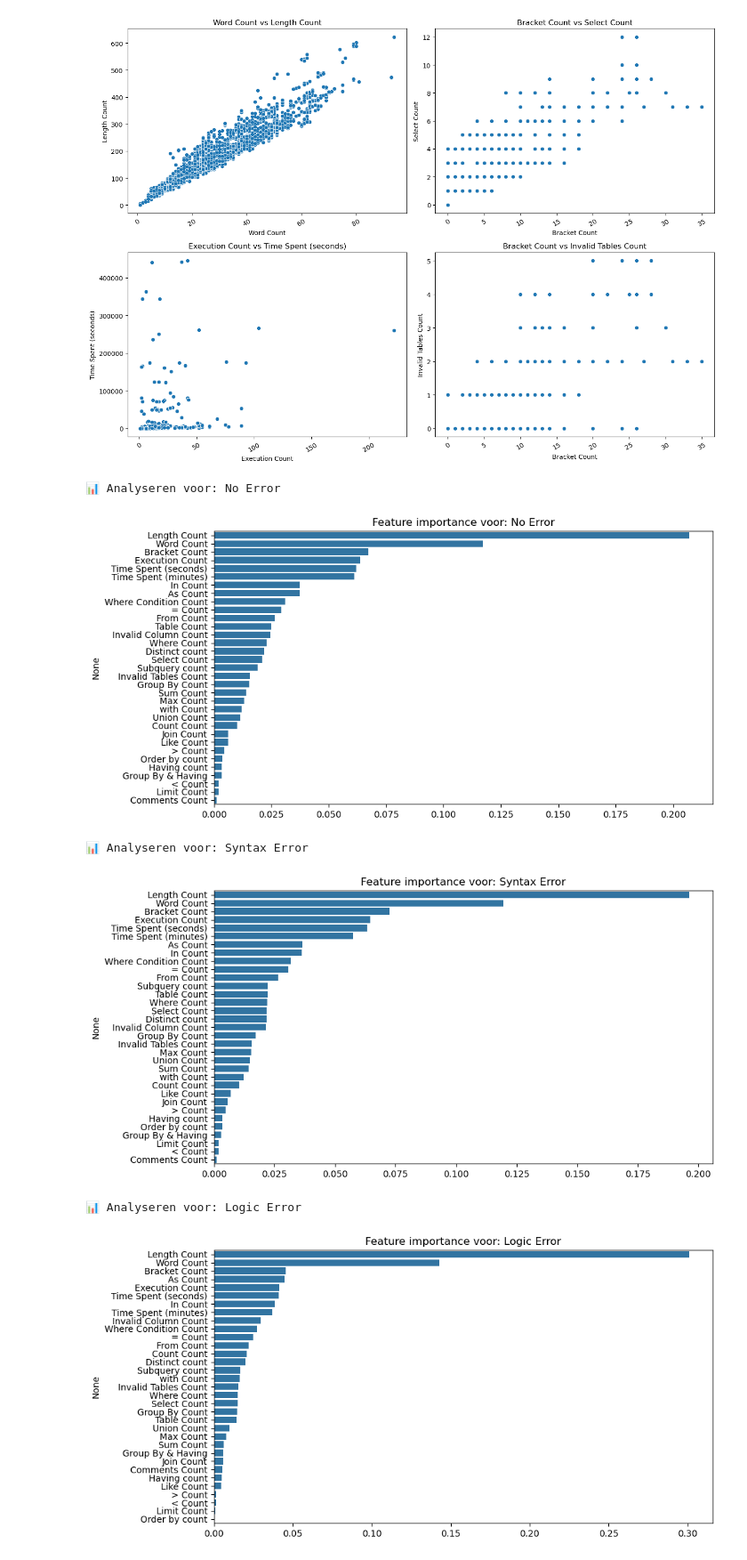
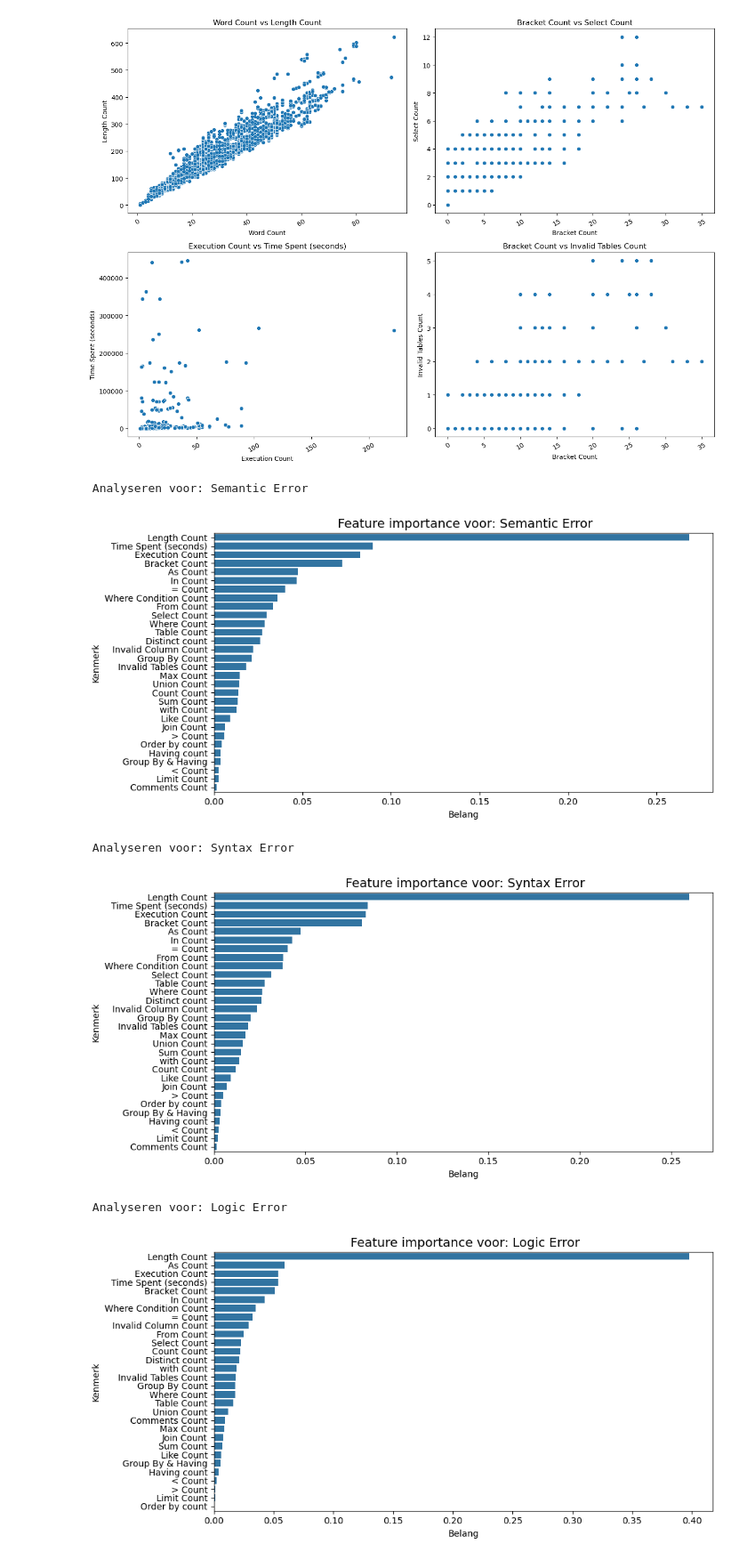
Before and after one commit to NihalBou14/Scriptie, a Jupyter notebook: Exploratory Data Analysis.ipynb, the cells around one changed output. Shown at 89% size. Drawn from its saved outputs; the diff is of its cells as text; code cells hidden in the pictures.

```diff
--- a/Exploratory Data Analysis.ipynb
+++ b/Exploratory Data Analysis.ipynb
@@ -475,3 +507,23 @@ print(f"CSV file successfully saved at: {csv_output_path}")
 | 4235 | submissions_week4 | pp9.py | 2020-12-09 12:44:31 | 4_3 | SELECT DISTINCT x.sName, x.city F... | 0 | No Error |  | ... |
 4236 rows × 41 columns
 CSV file successfully saved at: C:/Users/NihalBoukhoubza/OneDrive/Scriptie/query_analysis_with_time_and_execution_count.csv
+# %%
+Query_correct = duckdb.query('''
+    SELECT df.*,
+           E.correct,
+           CASE
+               WHEN E.correct = 0 THEN 'Semantic Error'
+               WHEN E.correct = 2 THEN 'Correct'
+               when E.correct = 1 and "Error type" = 'No Error' then 'Logic Error'
+               ELSE df."Error type"
+           END AS "New Error Type"
+    FROM queries_df AS df
+    LEFT JOIN error AS E
+      ON df.Folder = E.Folder
+         AND df.File = E.File
+         AND df.Timestamp = E.Timestamp
+         AND df."Query Name" = E."Query Name"
+         AND df.Query = E.Query
+''').to_df()
+
+display(Query_correct)
@@ -767,43 +911,58 @@ plt.show()
 # %% [output]
 [figure]
 # %%
-df = queries_df.copy()
+from sklearn.ensemble import RandomForestClassifier
+import matplotlib.pyplot as plt
+import seaborn as sns
 
-error_types = df['Error Type'].unique()
+# Kopie van het dataframe
+df = Query_correct.copy()
 
+# Alle unieke fouttypes ophalen
+error_types = df['New Error Type'].dropna().unique()
+
+# Selecteer numerieke kolommen
 numeric_features = df.select_dtypes(include='number').columns.tolist()
-if 'Contains error' in numeric_features:
-    numeric_features.remove('Contains error')
-    numeric_features.remove('Error Type Encoded')
+
+# Verwijder ongewenste kolommen als ze bestaan
+for col in ['Contains error', 'Error Type Encoded', 'correct', 'Error Message','Error Type', 'Time Spent (minutes)', 'Word Count', 'Subquery count']:
+    if col in numeric_features:
+        numeric_features.remove(col)
 
 # Resultaat opslaan
 importances_per_error = {}
 
+# Per error type analyseren
 for error in error_types:
-    print(f"\n📊 Analyseren voor: {error}")
+    print(f"\n Analyseren voor: {error}")
 
-    df['target'] = (df['Error Type'] == error).astype(int)
+    # Binaire target maken: is deze error of niet?
+    df['target'] = (df['New Error Type'] == error).astype(int)
 
     X = df[numeric_features]
     y = df['target']
 
-    # Model trainen
+    # Random forest model trainen
     model = RandomForestClassifier(random_state=42)
     model.fit(X, y)
 
+    # Feature importance ophalen
     importances = model.feature_importances_
     importances_per_error[error] = dict(zip(X.columns, importances))
 
+    # Visualiseren
     sorted_idx = importances.argsort()[::-1]
     plt.figure(figsize=(10, 5))
     sns.barplot(x=importances[sorted_idx], y=X.columns[sorted_idx])
-    plt.title(f'Feature importance voor: {error}')
+    plt.title(f' Feature importance voor: {error}', fontsize=14)
+    plt.xlabel('Belang')
+    plt.ylabel('Kenmerk')
     plt.tight_layout()
     plt.show()
 # %% [output]
-📊 Analyseren voor: No Error
+ Analyseren voor: Semantic Error
-[figure, old version]
+[figure, new version]
-📊 Analyseren voor: Syntax Error
+ Analyseren voor: Syntax Error
-[figure, old version]
+[figure, new version]
-📊 Analyseren voor: Logic Error
+ Analyseren voor: Logic Error
-[figure, old version]
+[figure, new version]
```
Also changed, not shown: parts of 80 cells of this notebook.
